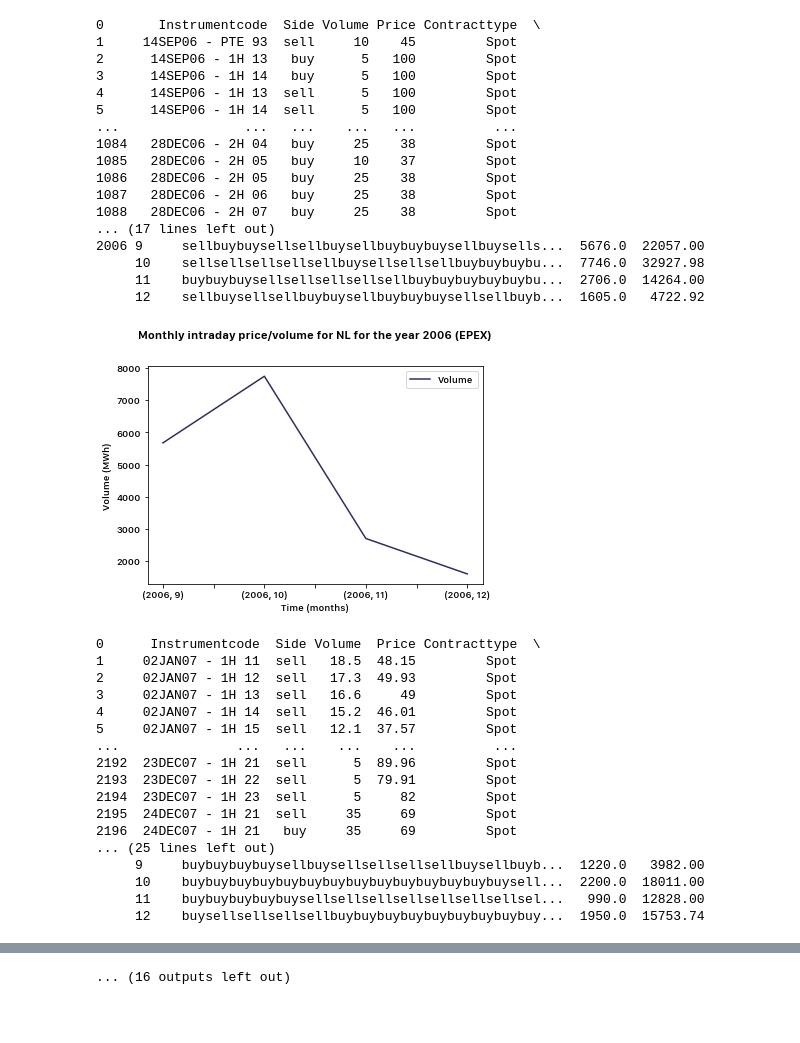
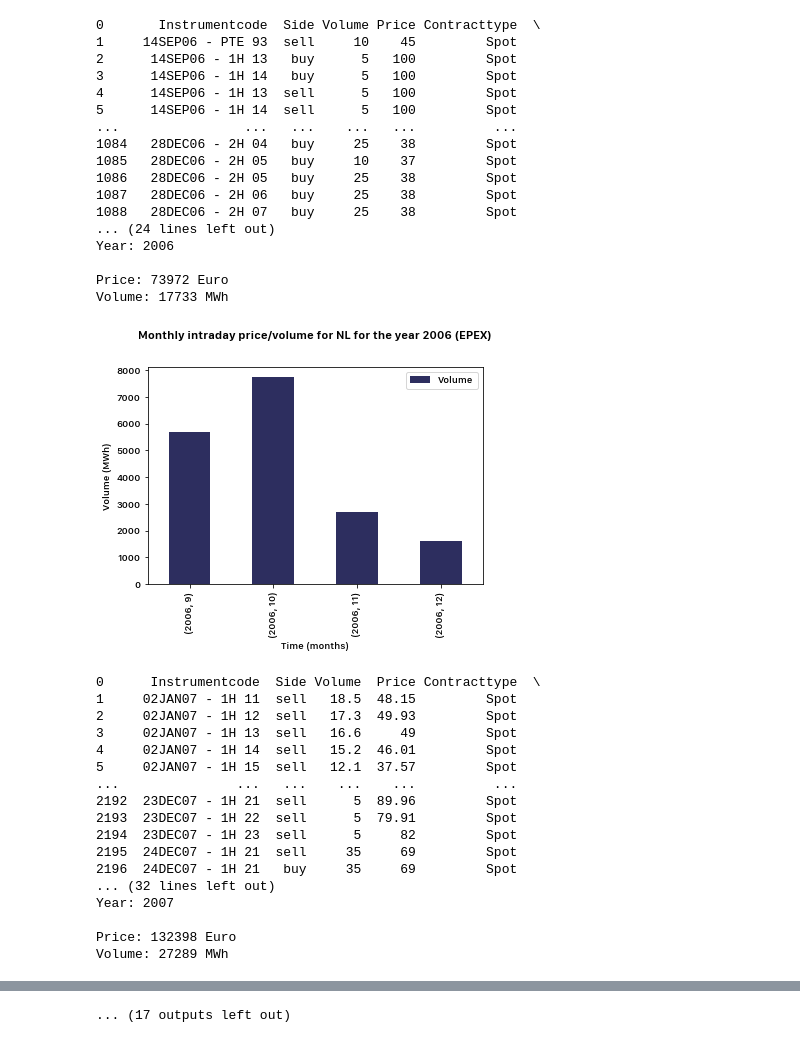
Before and after one commit to timovijn/ElectricityPriceForecasting, a Jupyter notebook: epex/epex.ipynb, the cells around one changed output, grey strips where cells are left out. Cells and saved outputs as stored; diff of their text form; code cells hidden in the pictures; blank space fills up the shorter version.

```diff
--- a/epex/epex.ipynb
+++ b/epex/epex.ipynb
@@ -33,6 +34,8 @@ print(flist)
 
 for filename in flist:
     print(filename)
+    y = int(filename[:4])
+    print(y)
     df = pd.read_excel(f"./raw/{filename}", header = None, skip_blank_lines=True, decimal=',', thousands='.')
     df = df.replace('Instrument code', 'Instrumentcode')
     df = df.replace('Contract type', 'Contracttype')
@@ -54,6 +57,8 @@ for filename in flist:
     # df = df1.merge(df2, left_index = True, right_index = True)
     df = pd.concat([df1, df2]).sort_index()
 
+    df = df[df['Date'].dt.year == y]
+
     df.to_pickle(f"./{os.path.splitext(filename)[0]}.pkl")
 
     # print(df)
@@ -89,11 +96,13 @@ years = ['2006','2007','2008','2009','2010','2011','2012','2013','2014','2015','
 country = 'NL'
 
 dfo = pd.DataFrame()
-buy = []
-sell = []
+price = []
+volume = []
 breaks = []
 
 for y in years:
+    i = years.index(y)
+
     df = pd.read_pickle(f"./{y}_Intraday.pkl")
     print(df)
 
@@ -112,43 +121,62 @@ for y in years:
     dfo = dfo.append(df_group, ignore_index = False)
     breaks.append(len(dfo))
 
-    # buy.append(df['Buy'].sum())
-    # sell.append(df['Sell'].sum())
+    price.append(df['Price'].sum())
+    volume.append(df['Volume'].sum())
 
-    df_group[['Volume']].plot(legend=True)
+    print('')
+    print(colored('...','white'))
+    print('')
+    print(colored(f'Year: {y}', 'blue'))
+    print('')
+    print(colored(f'Price: {int(round(price[i]))} Euro', 'blue'))
+    print(colored(f'Volume: {int(round(volume[i]))} MWh', 'blue'))
+    print('')
+
+    df_group[['Volume']].plot(kind="bar", legend=True)
     plt.title(f'Monthly intraday price/volume for {country} for the year {y} (EPEX)', y = 1.1)
     # plt.xlim(0,50)
     # plt.ylim(0, 1500)
     plt.xlabel(r'Time (months)')
     plt.ylabel(r'Volume (MWh)')
     plt.show()
 
     # df_group2[['Volume']].plot(legend=True)
     # plt.title(f'Monthly intraday price/volume for {country} for the year {y} (EPEX)', y = 1.1)
     # # plt.xlim(0,50)
     # # plt.ylim(0, 1500)
     # plt.xlabel(r'Time (months)')
     # plt.ylabel(r'Volume (MWh)')
     # plt.show()
+
+print('')
+print(colored('...','white'))
+print('')
+print(colored(f'Period: {years[0]}–{years[-1]}', 'blue'))
+print(colored(f'Price: {int(round(sum(price)))} Euro', 'blue'))
+print(colored(f'Volume: {int(round(sum(volume)))} MWh', 'blue'))
+print('')
+print(colored('...','white'))
+print('')
 # %% [output]
 0       Instrumentcode  Side Volume Price Contracttype  \
 1     14SEP06 - PTE 93  sell     10    45         Spot
 2      14SEP06 - 1H 13   buy      5   100         Spot
 3      14SEP06 - 1H 14   buy      5   100         Spot
 4      14SEP06 - 1H 13  sell      5   100         Spot
 5      14SEP06 - 1H 14  sell      5   100         Spot
 ...                ...   ...    ...   ...          ...
 1084   28DEC06 - 2H 04   buy     25    38         Spot
 1085   28DEC06 - 2H 05   buy     10    37         Spot
 1086   28DEC06 - 2H 05   buy     25    38         Spot
 1087   28DEC06 - 2H 06   buy     25    38         Spot
 1088   28DEC06 - 2H 07   buy     25    38         Spot
-... (17 lines left out)
-2006 9     sellbuybuysellsellbuysellbuybuybuysellbuysells...  5676.0  22057.00
-     10    sellsellsellsellsellbuysellsellsellbuybuybuybu...  7746.0  32927.98
-     11    buybuybuysellsellsellsellsellbuybuybuybuybuybu...  2706.0  14264.00
-     12    sellbuysellsellbuybuysellbuybuybuysellsellbuyb...  1605.0   4722.92
+... (24 lines left out)
+Year: 2006
+
+Price: 73972 Euro
+Volume: 17733 MWh
-[figure, old version]
+[figure, new version]
 0      Instrumentcode  Side Volume  Price Contracttype  \
 1     02JAN07 - 1H 11  sell   18.5  48.15         Spot
 2     02JAN07 - 1H 12  sell   17.3  49.93         Spot
@@ -161,8 +189,8 @@ for y in years:
 2194  23DEC07 - 1H 23  sell      5     82         Spot
 2195  24DEC07 - 1H 21  sell     35     69         Spot
 2196  24DEC07 - 1H 21   buy     35     69         Spot
-... (25 lines left out)
-     9     buybuybuybuysellbuysellsellsellsellbuysellbuyb...  1220.0   3982.00
-     10    buybuybuybuybuybuybuybuybuybuybuybuybuybuysell...  2200.0  18011.00
-     11    buybuybuybuybuysellsellsellsellsellsellsellsel...   990.0  12828.00
-     12    buysellsellsellsellbuybuybuybuybuybuybuybuybuy...  1950.0  15753.74
+... (32 lines left out)
+Year: 2007
+
+Price: 132398 Euro
+Volume: 27289 MWh
@@ -242,4 +270,4 @@ for y in years:
-... (16 outputs left out)
+... (17 outputs left out)
 # %%
 dfo[['Volume']].plot(legend=True)
 plt.title(f'Monthly intraday volume for {country} for the period {years[0]}–{years[-1]} (Nord Pool)', y = 1.1)
```
Also changed, not shown: parts of 4 cells of this notebook, 4 other files.
